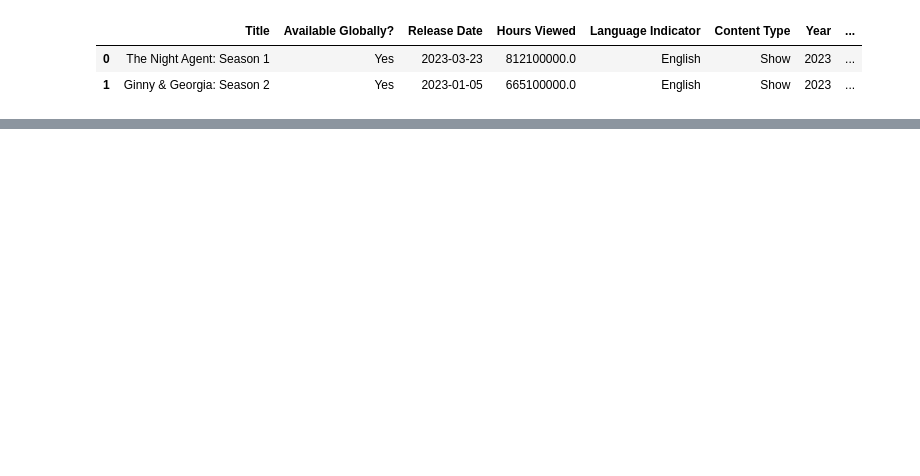
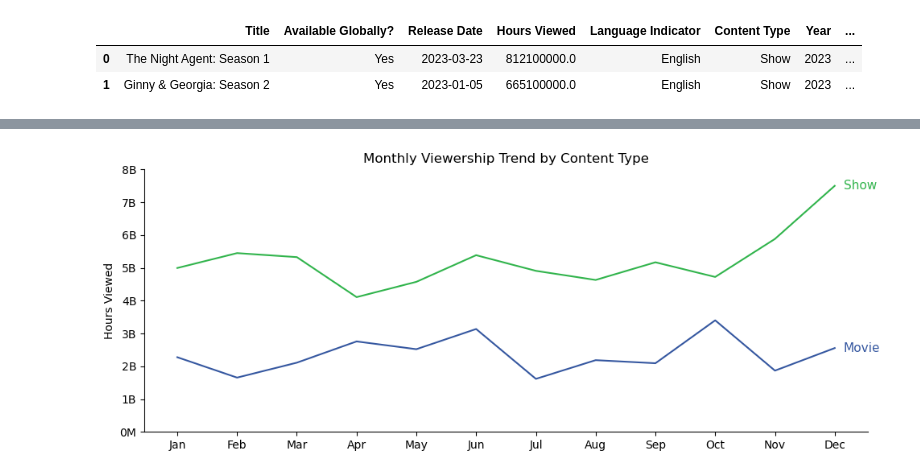
Before and after one commit to modyreturn/Netflix-Analysis, a Jupyter notebook: 5_Seasonal_Analysis.ipynb, the cells around one changed output, grey strips where cells are left out. Drawn from its saved outputs; the diff is of its cells as text; code cells hidden in the pictures; blank space fills up the shorter version.

```diff
--- a/5_Seasonal_Analysis.ipynb
+++ b/5_Seasonal_Analysis.ipynb
@@ -102,0 +196,8 @@ df.head(2)
+# %%
+# Now let's analyze the monthly viewership by content type
+monthly_viewership_by_content_type = df.pivot_table(index='Month Name',
+                                                     columns='Content Type',
+                                                     values='Hours Viewed',
+                                                     aggfunc='sum').reset_index('Month Name')
+
+monthly_viewership_by_content_type
@@ -102,0 +218,10 @@ df.head(2)
+# %%
+# Melting the DataFrame to long-form
+df_melted = pd.melt(monthly_viewership_by_content_type, id_vars='Month Name', var_name='Content Type', value_name="Hours Viewed")
+
+# sorting the month name column
+month_order = ['Jan', 'Feb', 'Mar', 'Apr', 'May', 'Jun', 'Jul', 'Aug', 'Sep', 'Oct', 'Nov', 'Dec']
+
+df_melted['Month Name'] = pd.Categorical(df_melted['Month Name'], categories=month_order, ordered=True)
+df_melted = df_melted.sort_values('Month Name')
+df_melted
@@ -102,0 +246,50 @@ df.head(2)
+# %%
+colors = ['#3557A0', '#31B44C']
+
+plt.figure(figsize=(10, 4))
+
+sns.lineplot(data=df_melted,
+             x='Month Name',
+             y='Hours Viewed',
+             hue='Content Type',
+             palette=colors,
+             legend=False,
+
+             )
+
+def billion_formatter(value, params):
+    """Formats tick labels to display billions with abbreviation."""
+    if value >= 1e9:
+        return f"{value / 1e9:.0f}B"
+    elif value <= 1e9:
+        return f"{value / 1e6:.0f}M"
+    else:
+        return f"{value:.1f}"
+# Format y-axis tick labels
+plt.gca().yaxis.set_major_formatter(billion_formatter)
+
+
+# Annotating the end of each line
+content_types = df_melted['Content Type'].unique()
+for content_type in content_types:
+    last_value = df_melted[df_melted['Content Type'] == content_type].iloc[-1]
+    plt.annotate(content_type,
+                 xy=(last_value['Month Name'], last_value['Hours Viewed']),
+                 xytext=(8, 0),
+                 textcoords='offset points',
+                 ha='left',
+                 va='center',
+                 color=colors[np.where(content_types == content_type)[0][0]],
+                 size=11
+                 )
+
+plt.title('Monthly Viewership Trend by Content Type')
+plt.xlabel('')
+plt.ylim(0, 8000000000)
+
+
+sns.despine()
+plt.tight_layout()
+plt.show()
+# %% [output]
+[figure, added]
```
Also changed, not shown: parts of 11 cells of this notebook.
